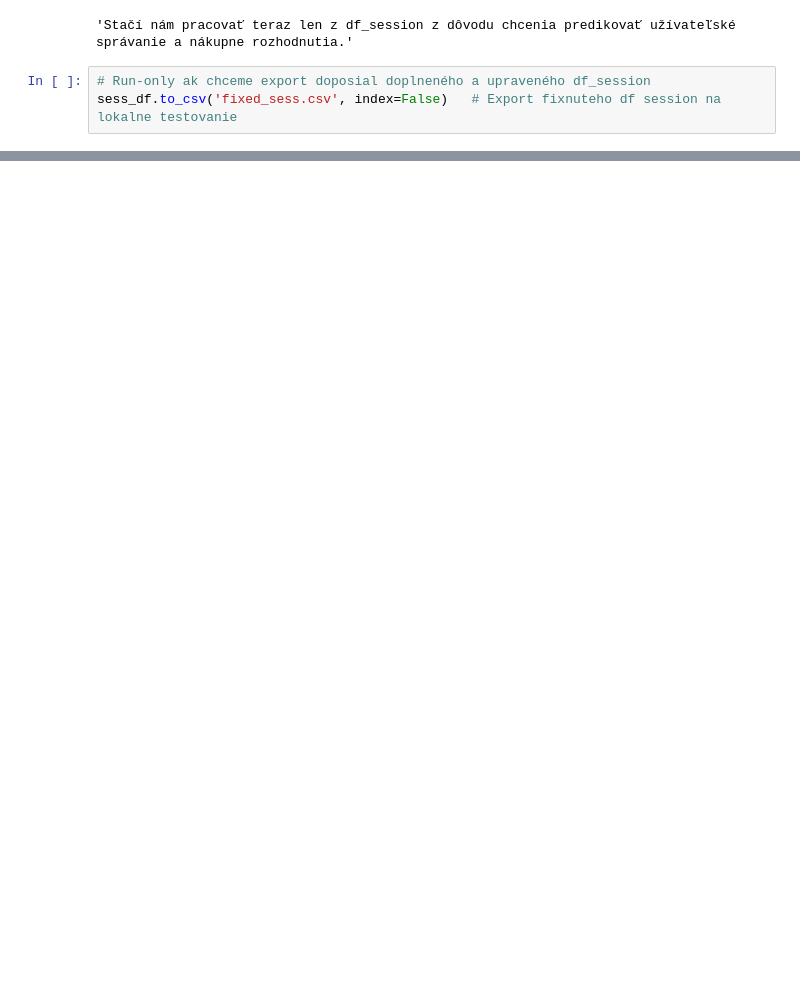
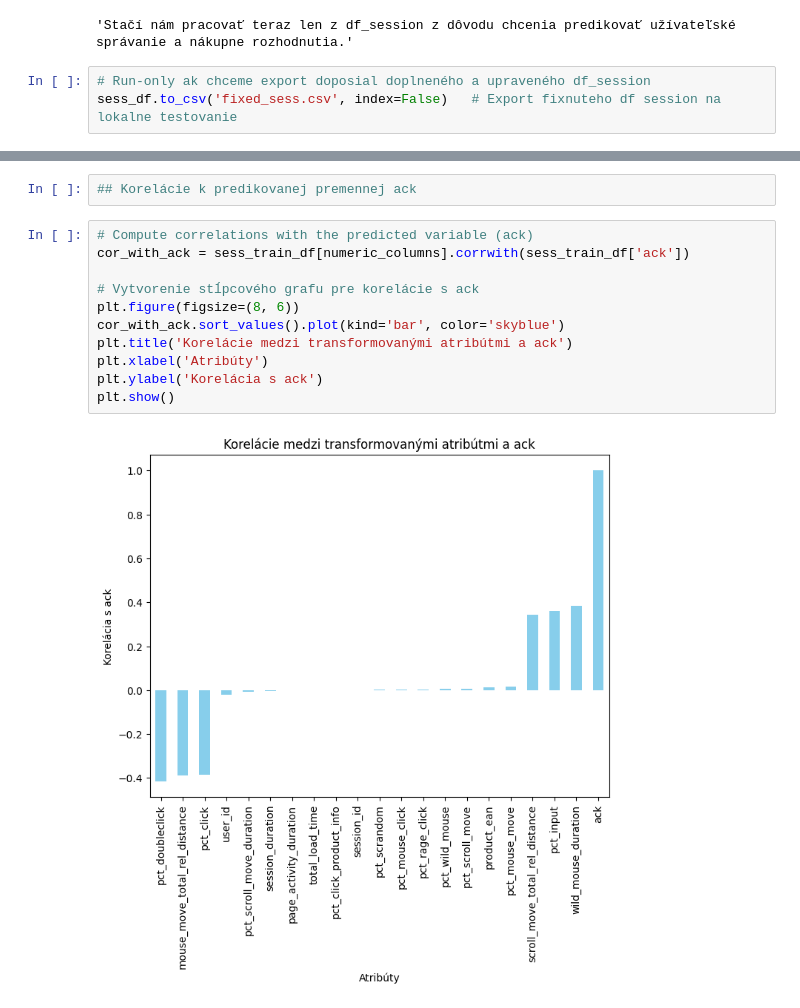
Before and after one commit to FilipMojto/IAU_project, a Jupyter notebook: machine_learning_preprocessing.ipynb, the cells around one changed output, grey strips where cells are left out. Drawn from its saved outputs; the diff is of its cells as text; blank space fills up the shorter version.

```diff
--- a/machine_learning_preprocessing.ipynb
+++ b/machine_learning_preprocessing.ipynb
@@ -440,0 +466,15 @@ ValueError: could not convert string to float: 'edge'
+# %%
+## Korelácie k predikovanej premennej ack
+# %%
+# Compute correlations with the predicted variable (ack)
+cor_with_ack = sess_train_df[numeric_columns].corrwith(sess_train_df['ack'])
+
+# Vytvorenie stĺpcového grafu pre korelácie s ack
+plt.figure(figsize=(8, 6))
+cor_with_ack.sort_values().plot(kind='bar', color='skyblue')
+plt.title('Korelácie medzi transformovanými atribútmi a ack')
+plt.xlabel('Atribúty')
+plt.ylabel('Korelácia s ack')
+plt.show()
+# %% [output]
+[figure, added]
```
Also changed, not shown: parts of 28 cells of this notebook, 2 other files.
